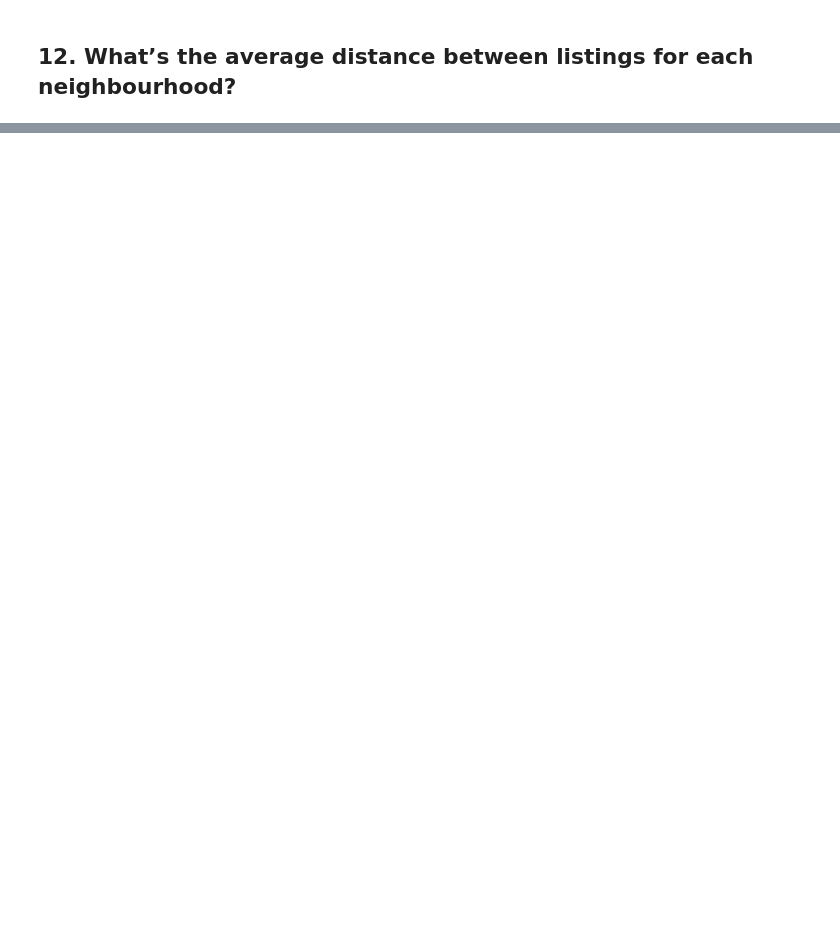
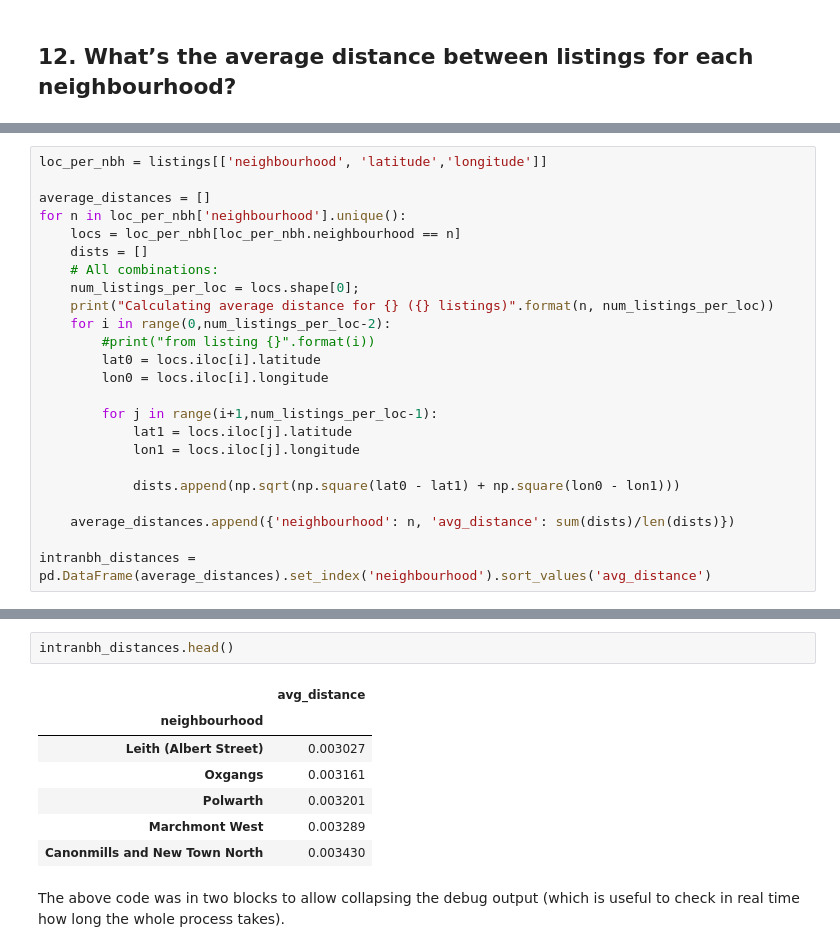
Before and after one commit to tnarik/training-meetup_20190205, a Jupyter notebook: sketch002.ipynb, the cells around one changed output, grey strips where cells are left out. Cells and saved outputs as stored; diff of their text form; blank space fills up the shorter version.

Commit message:
All screen captures (some including the correct answers) and code already completed. This is a last commit previous to a rerun of the whole notebook.

```diff
--- a/sketch002.ipynb
+++ b/sketch002.ipynb
@@ -460,0 +545,24 @@ listings_and_comment_length.shape
+# %%
+loc_per_nbh = listings[['neighbourhood', 'latitude','longitude']]
+
+average_distances = []
+for n in loc_per_nbh['neighbourhood'].unique():
+    locs = loc_per_nbh[loc_per_nbh.neighbourhood == n]
+    dists = []
+    # All combinations:
+    num_listings_per_loc = locs.shape[0];
+    print("Calculating average distance for {} ({} listings)".format(n, num_listings_per_loc))
+    for i in range(0,num_listings_per_loc-2):
+        #print("from listing {}".format(i))
+        lat0 = locs.iloc[i].latitude
+        lon0 = locs.iloc[i].longitude
+
+        for j in range(i+1,num_listings_per_loc-1):
+            lat1 = locs.iloc[j].latitude
+            lon1 = locs.iloc[j].longitude
+
+            dists.append(np.sqrt(np.square(lat0 - lat1) + np.square(lon0 - lon1)))
+
+    average_distances.append({'neighbourhood': n, 'avg_distance': sum(dists)/len(dists)})
+
+intranbh_distances = pd.DataFrame(average_distances).set_index('neighbourhood').sort_values('avg_distance')
@@ -460,0 +587,12 @@ listings_and_comment_length.shape
+# %%
+intranbh_distances.head()
+# %% [output]
+|  | avg_distance |
+| neighbourhood |  |
+| Leith (Albert Street) | 0.003027 |
+| Oxgangs | 0.003161 |
+| Polwarth | 0.003201 |
+| Marchmont West | 0.003289 |
+| Canonmills and New Town North | 0.003430 |
+# %% [markdown]
+The above code was in two blocks to allow collapsing the debug output (which is useful to check in real time how long the whole process takes).
```
Also changed, not shown: parts of 32 cells of this notebook, 8 other files.
